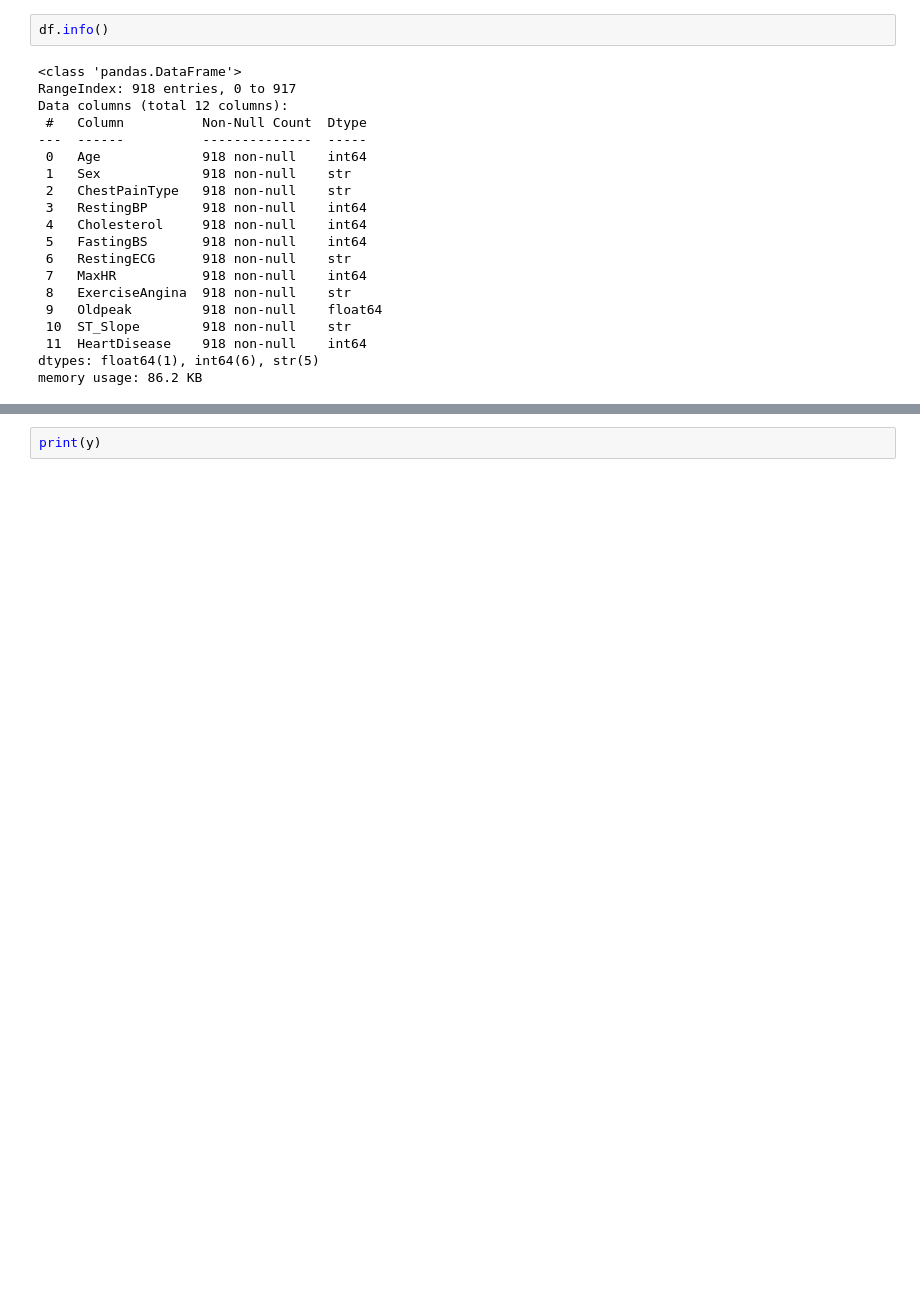
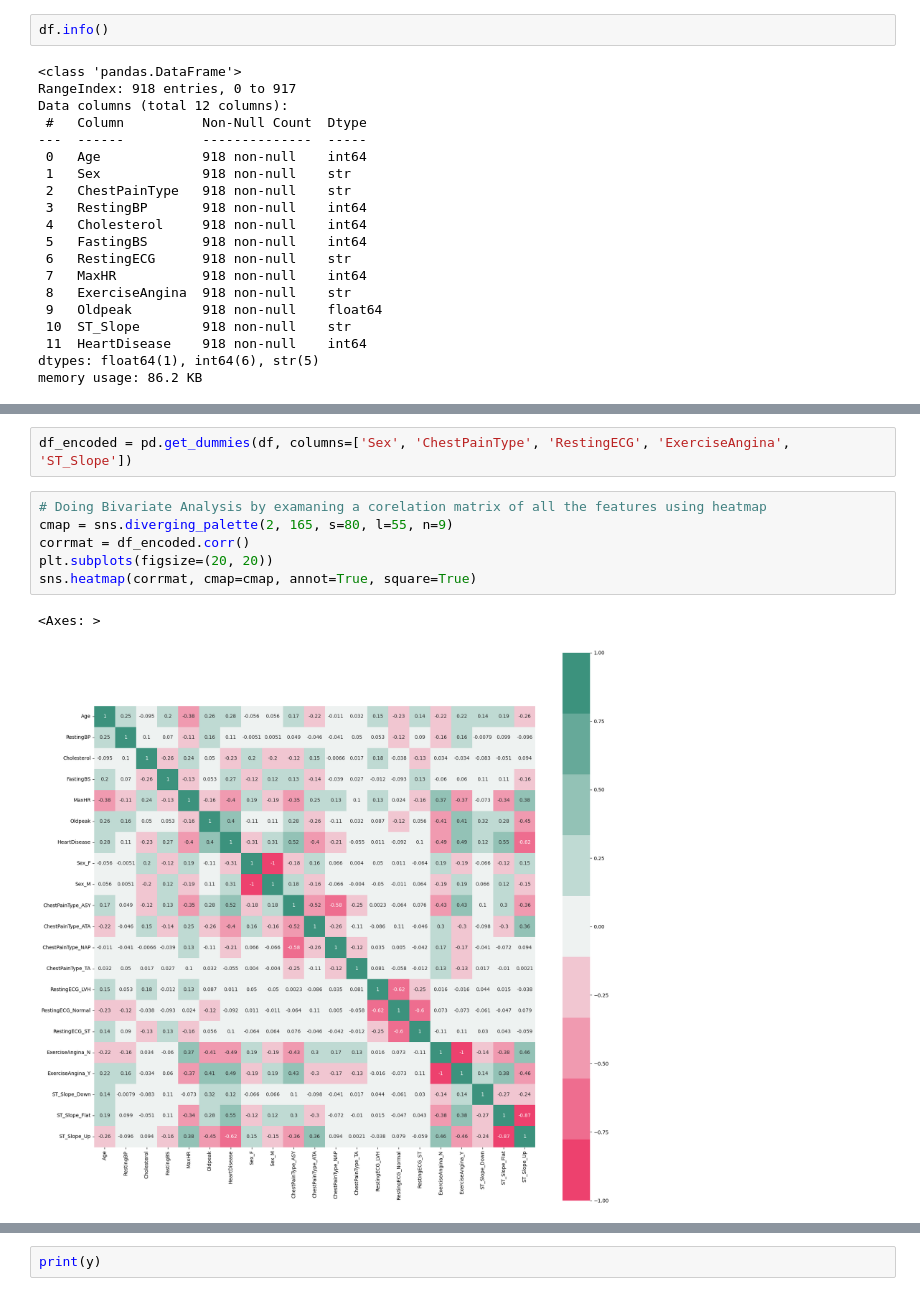
Before and after one commit to roshanafrankie/Data-Science-Portfolio, a Jupyter notebook: Heart Disease/Model.ipynb, the cells around one changed output, grey strips where cells are left out. Saved outputs shown, nothing was run; the diff lists cells and outputs as text; blank space fills up the shorter version.

```diff
--- a/Heart Disease/Model.ipynb
+++ b/Heart Disease/Model.ipynb
@@ -74,0 +94,11 @@ df.head()
+# %%
+df_encoded = pd.get_dummies(df, columns=['Sex', 'ChestPainType', 'RestingECG', 'ExerciseAngina', 'ST_Slope'])
+# %%
+# Doing Bivariate Analysis by examaning a corelation matrix of all the features using heatmap
+cmap = sns.diverging_palette(2, 165, s=80, l=55, n=9)
+corrmat = df_encoded.corr()
+plt.subplots(figsize=(20, 20))
+sns.heatmap(corrmat, cmap=cmap, annot=True, square=True)
+# %% [output]
+<Axes: >
+[figure, added]
```
Also changed, not shown: parts of 44 cells of this notebook.
